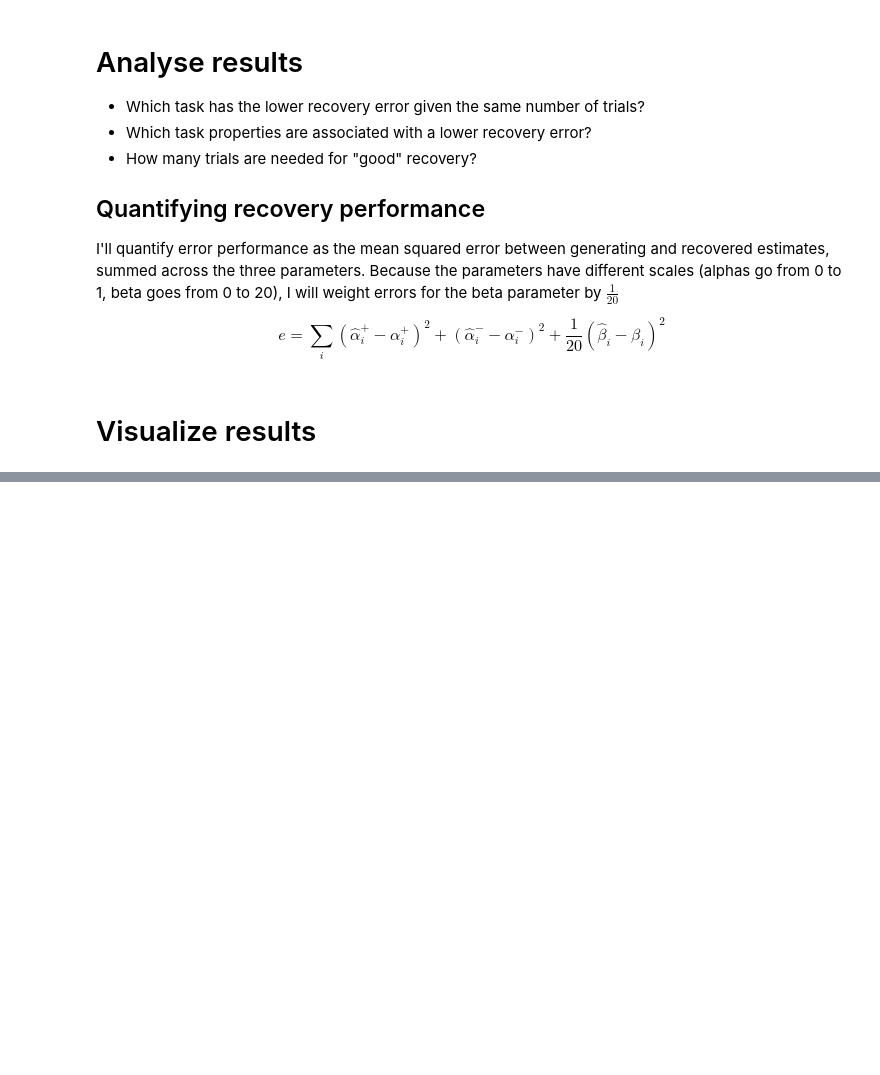
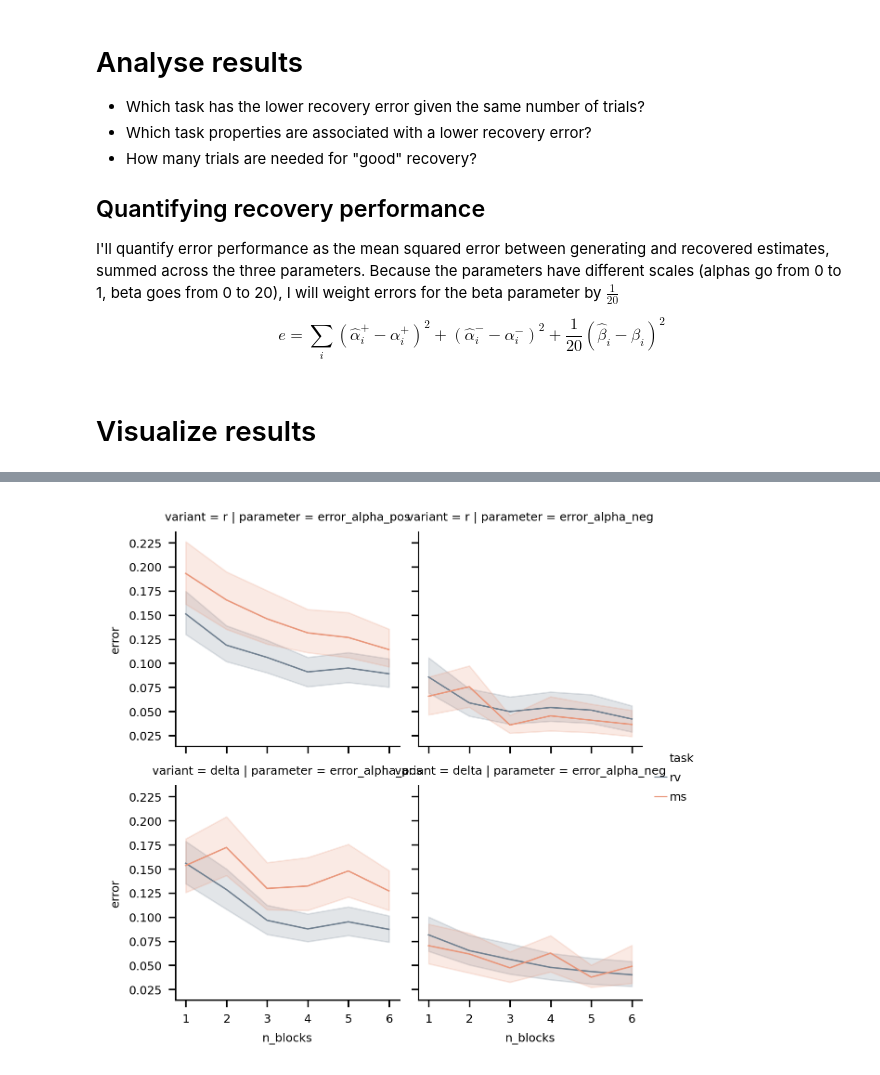
Before and after one commit to moltaire/rl, a Jupyter notebook: Test_task_recovery-performance.ipynb, the cells around one changed output, grey strips where cells are left out. Drawn from its saved outputs; the diff is of its cells as text; code cells hidden in the pictures; blank space fills up the shorter version.

Commit message:
added recoverability for task variants

```diff
--- a/Test_task_recovery-performance.ipynb
+++ b/Test_task_recovery-performance.ipynb
@@ -436,7 +476,7 @@ results.groupby(["task", "state_set", "transition_set", "n_blocks"])[
 # %%
 alpha_errors = pd.melt(
     results,
-    id_vars=["task", "state_set", "transition_set", "n_blocks", "idx"],
+    id_vars=["task", "state_set", "transition_set", "n_blocks", "idx", "variant"],
     value_vars=["error_alpha_pos", "error_alpha_neg"],
     var_name="parameter",
     value_name="error",
@@ -444,11 +484,14 @@ alpha_errors = pd.melt(
 # %%
 sns.relplot(
     x="n_blocks",
     y="error",
     col="parameter",
+    row="variant",
     hue="task",
     data=alpha_errors,
     kind="line",
     height=2,
     aspect=1,
 );
+# %% [output]
+[figure, added]
```
Also changed, not shown: parts of 6 cells of this notebook, 4 other files.
